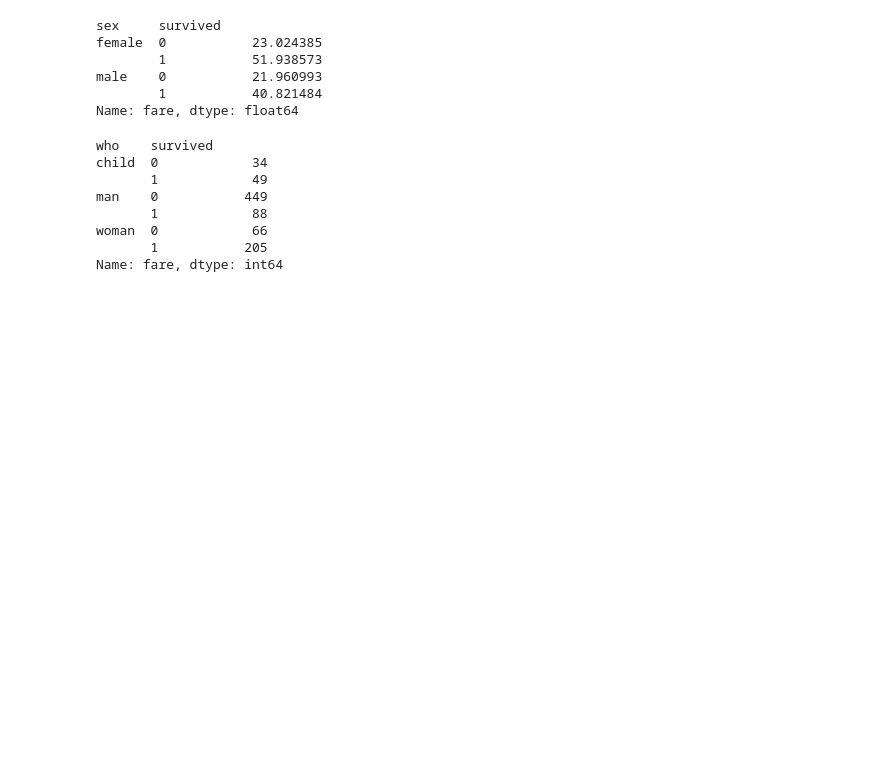
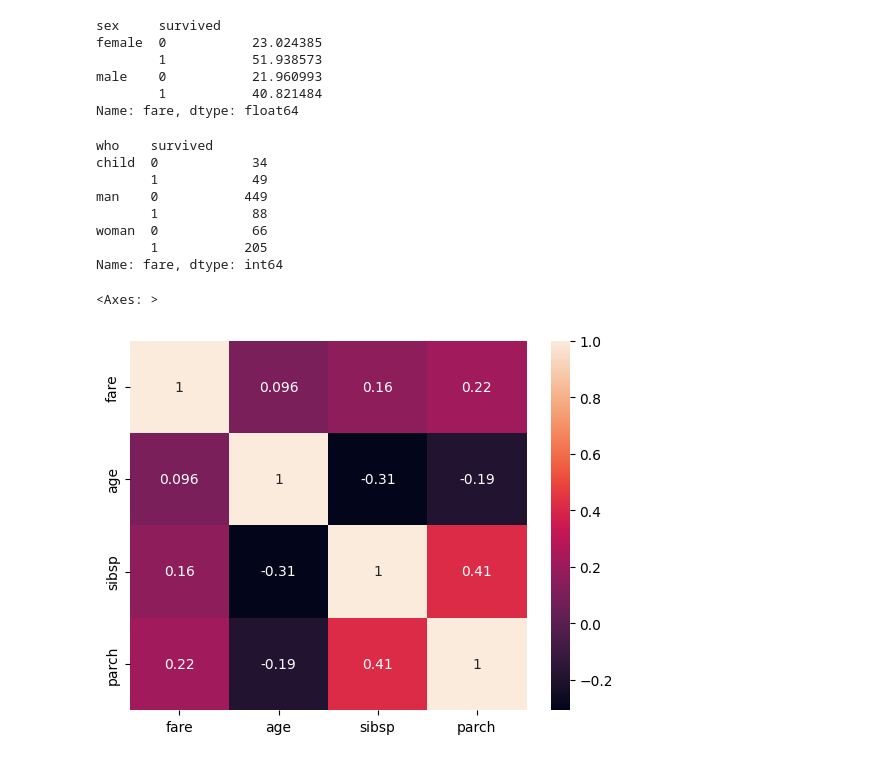
Before and after one commit to saqib52/DataScience_52-ML-DL, a Jupyter notebook: pandas/01_pandas.ipynb, the cells around one changed output. Saved outputs shown, nothing was run; the diff lists cells and outputs as text; code cells hidden in the pictures; blank space fills up the shorter version.

```diff
--- a/pandas/01_pandas.ipynb
+++ b/pandas/01_pandas.ipynb
@@ -367,4 +351,12 @@ woman  0            66
        1           205
 Name: fare, dtype: int64
 # %%
-# correlation matrix
+# correlation matrix: Correlation matrix ek table hoti hai jo batati hai kaun si numeric columns aik doosray se kitni related hain.
+# value range from -1 to 1
+# 1 or near 1 mean strong relation b/w columns
+correlation_df = df[["fare","age", "sibsp", "parch"]].corr()
+correlation_df
+sns.heatmap(correlation_df, annot=True)
+# %% [output]
+<Axes: >
+[figure, added]
```
Also changed, not shown: parts of 16 cells of this notebook, 1 other file.
